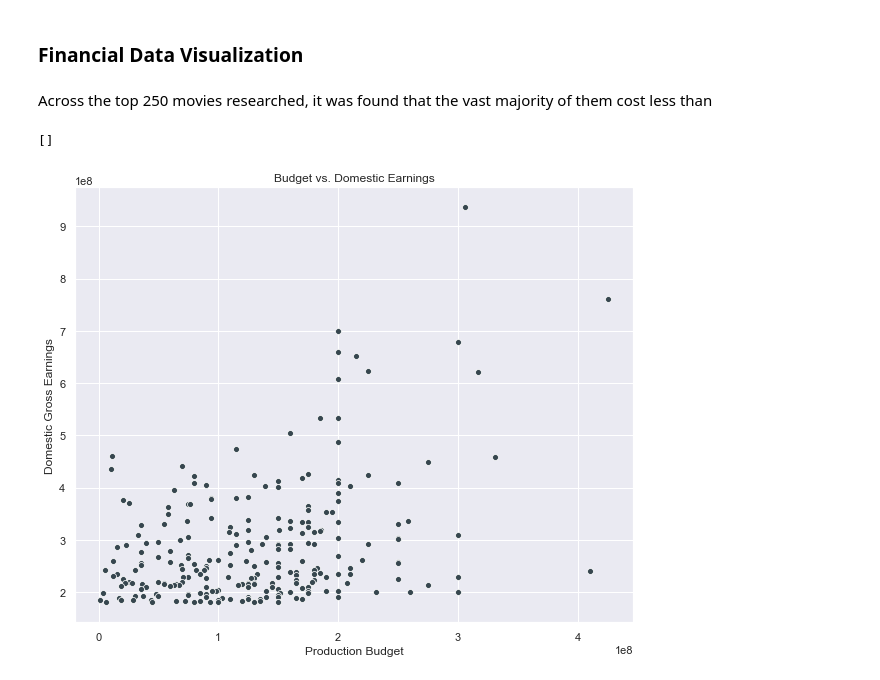
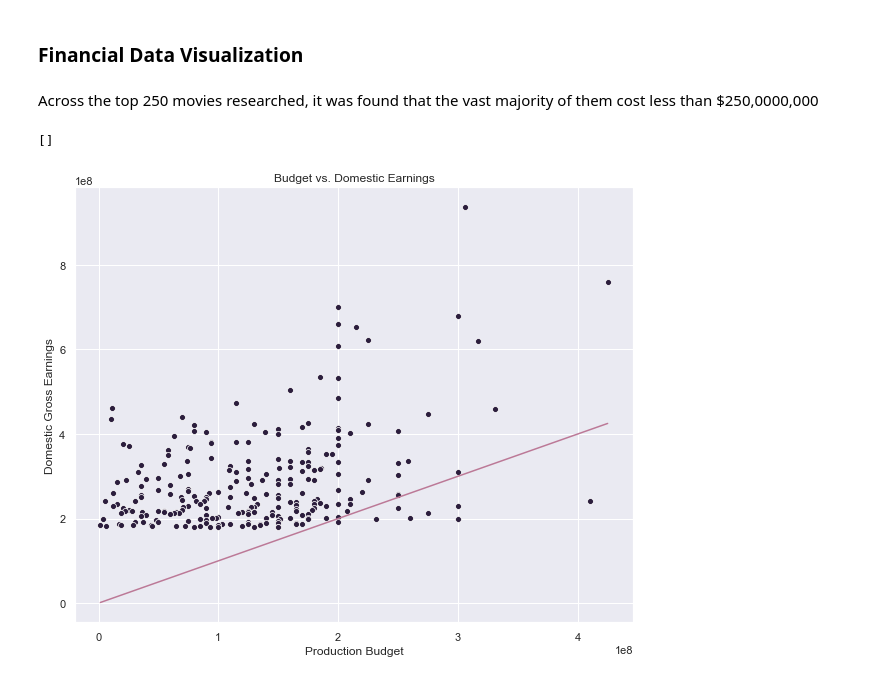
Before and after one commit to cam-benfield/EDA-Project, a Jupyter notebook: student.ipynb, the cells around one changed output. Drawn from its saved outputs; the diff is of its cells as text; code cells hidden in the pictures.

```diff
--- a/student.ipynb
+++ b/student.ipynb
@@ -735,7 +739,9 @@ table_creator(tn_budgets_df, 'TNBudgets')
 # %% [markdown]
 # Visualizations
 # %%
-sns.set_style("darkgrid")
-sns.set_palette("Greys_r")
+cmap = sns.cubehelix_palette(dark=.3, light=.8, as_cmap=True)
+
+sns.set_palette(sns.cubehelix_palette(8))
 sns.set_context("talk")
 sns.set(rc={'figure.figsize':(10,8)})
+# Color for plots = #2C1E3D
@@ -742,25 +1050,32 @@ sns.set(rc={'figure.figsize':(10,8)})
 # %% [markdown]
 ### Financial Data Visualization
 # %% [markdown]
-Across the top 250 movies researched, it was found that the vast majority of them cost less than
+Across the top 250 movies researched, it was found that the vast majority of them cost less than $250,0000,000
 # %%
 cur.execute("""SELECT movie,
                       production_budget,
                       domestic_gross,
                       worldwide_gross
                from TNBudgets
                ORDER BY domestic_gross DESC
                LIMIT 250;""")
 financial_df = make_dataframe()
 financial_plot = sns.scatterplot(
     x=financial_df['production_budget'],
     y=financial_df['domestic_gross'],
-    color="#37474fff",
+    color = "#2C1E3D"
     )
+
+# Create line for reference to production_budget
+x = np.linspace(min(financial_df['production_budget']),max(financial_df['production_budget']))
+y = x
+sns.lineplot(x=x, y=y, ax=financial_plot, color="#BC7997")
+
+
 financial_plot.set_xlabel("Production Budget")
 financial_plot.set_ylabel("Domestic Gross Earnings")
 financial_plot.set_title("Budget vs. Domestic Earnings")
 financial_plot.plot()
 # %% [output]
 []
-[figure, old version]
+[figure, new version]
```
Also changed, not shown: parts of 23 cells of this notebook, 1 other file.
